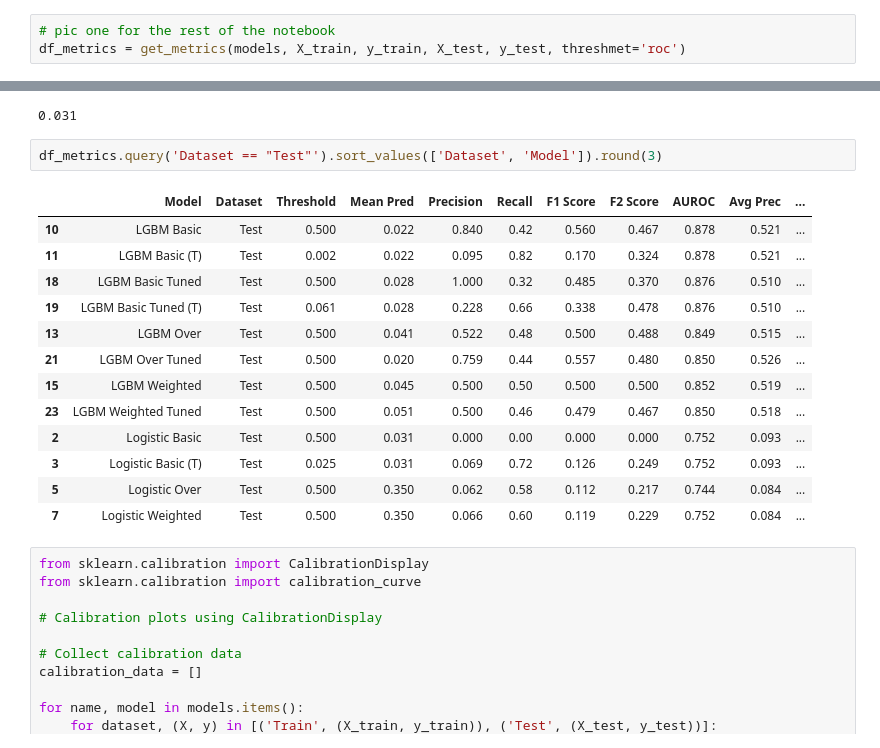
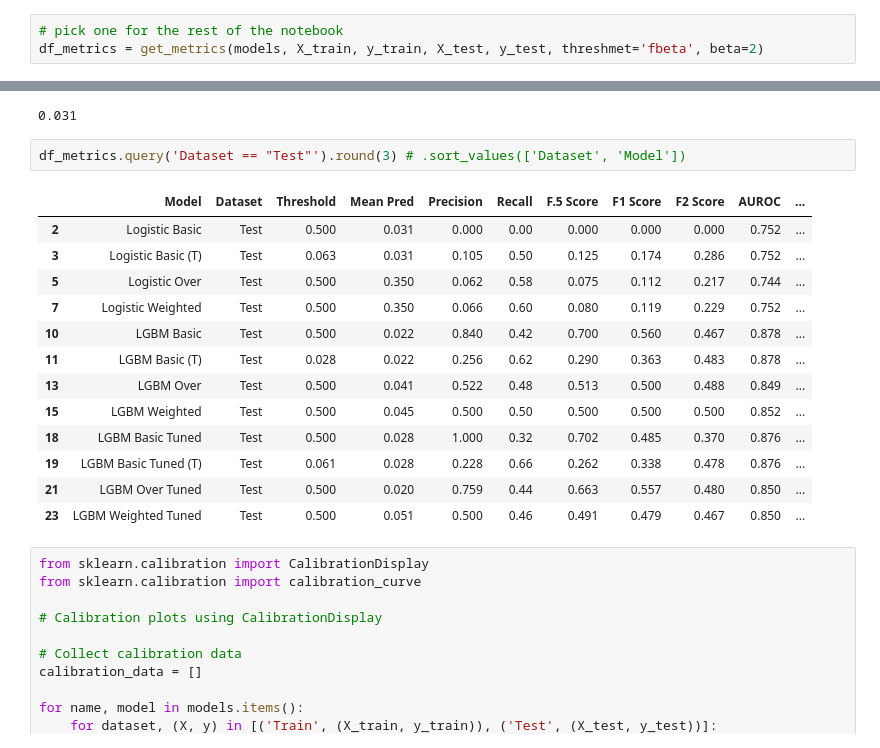
Before and after one commit to m-clark/m-clark.github.io, a Jupyter notebook: posts/2025-04-07-class-imbalance/wine_quality.ipynb, the cells around one changed output, grey strips where cells are left out. Drawn from its saved outputs; the diff is of its cells as text.

```diff
--- a/posts/2025-01-28-class-imbalance/wine_quality.ipynb
+++ b/posts/2025-04-07-class-imbalance/wine_quality.ipynb
@@ -335,26 +339,26 @@ obsprop
 # %%
-# pic one for the rest of the notebook
-df_metrics = get_metrics(models, X_train, y_train, X_test, y_test, threshmet='roc')
+# pick one for the rest of the notebook
+df_metrics = get_metrics(models, X_train, y_train, X_test, y_test, threshmet='fbeta', beta=2)
 # %%
 np.mean(y_test).round(3) # reminder
 # %% [output]
 0.031
 # %%
-df_metrics.query('Dataset == "Test"').sort_values(['Dataset', 'Model']).round(3)
+df_metrics.query('Dataset == "Test"').round(3) # .sort_values(['Dataset', 'Model'])
 # %% [output]
-|  | Model | Dataset | Threshold | Mean Pred | Precision | Recall | F1 Score | F2 Score | AUROC | Avg Prec | ... |
-| 10 | LGBM Basic | Test | 0.500 | 0.022 | 0.840 | 0.42 | 0.560 | 0.467 | 0.878 | 0.521 | ... |
-| 11 | LGBM Basic (T) | Test | 0.002 | 0.022 | 0.095 | 0.82 | 0.170 | 0.324 | 0.878 | 0.521 | ... |
-| 18 | LGBM Basic Tuned | Test | 0.500 | 0.028 | 1.000 | 0.32 | 0.485 | 0.370 | 0.876 | 0.510 | ... |
-| 19 | LGBM Basic Tuned (T) | Test | 0.061 | 0.028 | 0.228 | 0.66 | 0.338 | 0.478 | 0.876 | 0.510 | ... |
-| 13 | LGBM Over | Test | 0.500 | 0.041 | 0.522 | 0.48 | 0.500 | 0.488 | 0.849 | 0.515 | ... |
-| 21 | LGBM Over Tuned | Test | 0.500 | 0.020 | 0.759 | 0.44 | 0.557 | 0.480 | 0.850 | 0.526 | ... |
-| 15 | LGBM Weighted | Test | 0.500 | 0.045 | 0.500 | 0.50 | 0.500 | 0.500 | 0.852 | 0.519 | ... |
-| 23 | LGBM Weighted Tuned | Test | 0.500 | 0.051 | 0.500 | 0.46 | 0.479 | 0.467 | 0.850 | 0.518 | ... |
-| 2 | Logistic Basic | Test | 0.500 | 0.031 | 0.000 | 0.00 | 0.000 | 0.000 | 0.752 | 0.093 | ... |
-| 3 | Logistic Basic (T) | Test | 0.025 | 0.031 | 0.069 | 0.72 | 0.126 | 0.249 | 0.752 | 0.093 | ... |
-| 5 | Logistic Over | Test | 0.500 | 0.350 | 0.062 | 0.58 | 0.112 | 0.217 | 0.744 | 0.084 | ... |
-| 7 | Logistic Weighted | Test | 0.500 | 0.350 | 0.066 | 0.60 | 0.119 | 0.229 | 0.752 | 0.084 | ... |
+|  | Model | Dataset | Threshold | Mean Pred | Precision | Recall | F.5 Score | F1 Score | F2 Score | AUROC | ... |
+| 2 | Logistic Basic | Test | 0.500 | 0.031 | 0.000 | 0.00 | 0.000 | 0.000 | 0.000 | 0.752 | ... |
+| 3 | Logistic Basic (T) | Test | 0.063 | 0.031 | 0.105 | 0.50 | 0.125 | 0.174 | 0.286 | 0.752 | ... |
+| 5 | Logistic Over | Test | 0.500 | 0.350 | 0.062 | 0.58 | 0.075 | 0.112 | 0.217 | 0.744 | ... |
+| 7 | Logistic Weighted | Test | 0.500 | 0.350 | 0.066 | 0.60 | 0.080 | 0.119 | 0.229 | 0.752 | ... |
+| 10 | LGBM Basic | Test | 0.500 | 0.022 | 0.840 | 0.42 | 0.700 | 0.560 | 0.467 | 0.878 | ... |
+| 11 | LGBM Basic (T) | Test | 0.028 | 0.022 | 0.256 | 0.62 | 0.290 | 0.363 | 0.483 | 0.878 | ... |
+| 13 | LGBM Over | Test | 0.500 | 0.041 | 0.522 | 0.48 | 0.513 | 0.500 | 0.488 | 0.849 | ... |
+| 15 | LGBM Weighted | Test | 0.500 | 0.045 | 0.500 | 0.50 | 0.500 | 0.500 | 0.500 | 0.852 | ... |
+| 18 | LGBM Basic Tuned | Test | 0.500 | 0.028 | 1.000 | 0.32 | 0.702 | 0.485 | 0.370 | 0.876 | ... |
+| 19 | LGBM Basic Tuned (T) | Test | 0.061 | 0.028 | 0.228 | 0.66 | 0.262 | 0.338 | 0.478 | 0.876 | ... |
+| 21 | LGBM Over Tuned | Test | 0.500 | 0.020 | 0.759 | 0.44 | 0.663 | 0.557 | 0.480 | 0.850 | ... |
+| 23 | LGBM Weighted Tuned | Test | 0.500 | 0.051 | 0.500 | 0.46 | 0.491 | 0.479 | 0.467 | 0.850 | ... |
 # %%
 from sklearn.calibration import CalibrationDisplay
 from sklearn.calibration import calibration_curve
```
Also changed, not shown: parts of 5 cells of this notebook, 20 other files.
